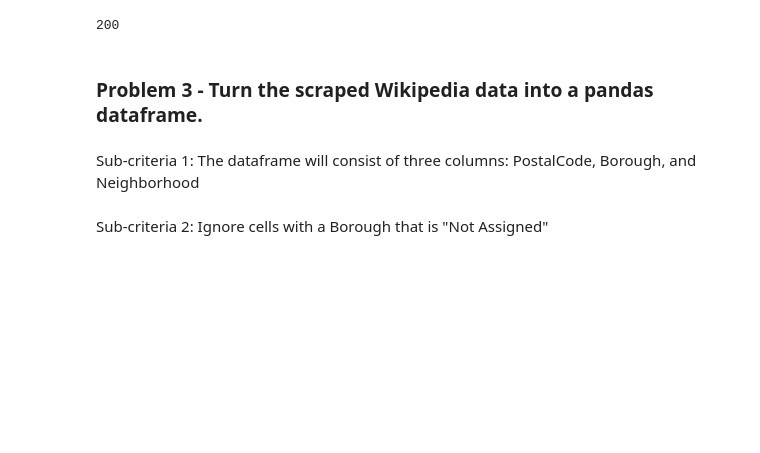
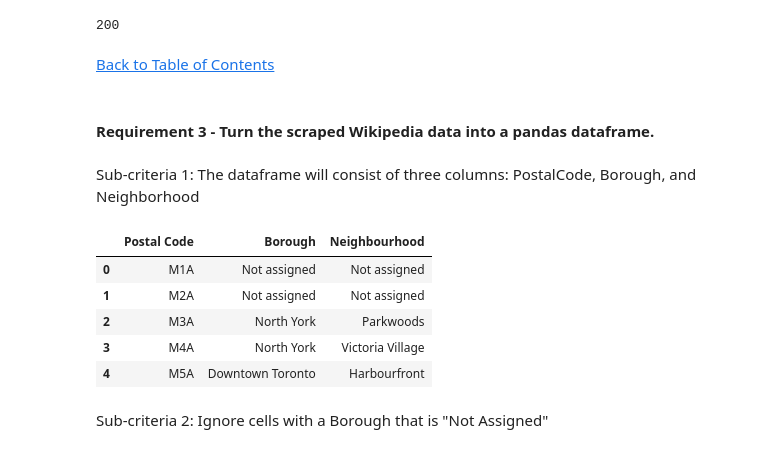
Before and after one commit to TimBrianBrady/Coursera_Capstone, a Jupyter notebook: Coursera - IBM Data Science Capstone - Week 3 - Part 1.ipynb, the cells around one changed output. Saved outputs shown, nothing was run; the diff lists cells and outputs as text; code cells hidden in the pictures; blank space fills up the shorter version.

```diff
--- a/Coursera - IBM Data Science Capstone - Week 3 - Part 1.ipynb
+++ b/Coursera - IBM Data Science Capstone - Week 3 - Part 1.ipynb
@@ -31,8 +44,10 @@ website_url.status_code
 fullPage = BeautifulSoup(website_url.text,"lxml")
 #print(fullPage.prettify())
 #uncomment print to see all the webpage html - takes up too much space, so commented out.
+# %% [markdown]
+[Back to Table of Contents](#0)
 # %% [markdown]
-### Problem 3 - Turn the scraped Wikipedia data into a pandas dataframe.
+#### Requirement 3 - Turn the scraped Wikipedia data into a pandas dataframe. <a name="1.3"></a>
 # %%
 #Isolate just the table.
 wikiTable = fullPage.find("table",{"class":"wikitable sortable"})
@@ -44,19 +59,26 @@ Sub-criteria 1: The dataframe will consist of three columns: PostalCode, Borough
 # %%
 #Loop through the rows of the table and add them to a dataframe
 postCode = []
 for tr in tableRows:
     td = tr.findAll('td')
     row = [tr.text for tr in td] # .text is important here so we don't get html tags.
     if row:
             postCode.append(row)
 
-df = pd.DataFrame(postCode,columns=["PostalCode", "Borough", "Neighbourhood"])
+df = pd.DataFrame(postCode,columns=["Postal Code", "Borough", "Neighbourhood"])
 
 #Clean up the messy carriage returns.
 df = df.replace(r"\n","", regex=True)
 
-#Display the dataframe
-#df      #uncomment df to view ~ Still has "Not Assigned"
+#Display the dataframe header to check.
+df.head()      # Still has "Not Assigned"
+# %% [output]
+|  | Postal Code | Borough | Neighbourhood |
+| 0 | M1A | Not assigned | Not assigned |
+| 1 | M2A | Not assigned | Not assigned |
+| 2 | M3A | North York | Parkwoods |
+| 3 | M4A | North York | Victoria Village |
+| 4 | M5A | Downtown Toronto | Harbourfront |
 # %% [markdown]
 Sub-criteria 2: Ignore cells with a Borough that is "Not Assigned"
 # %%
```
Also changed, not shown: parts of 36 cells of this notebook.
